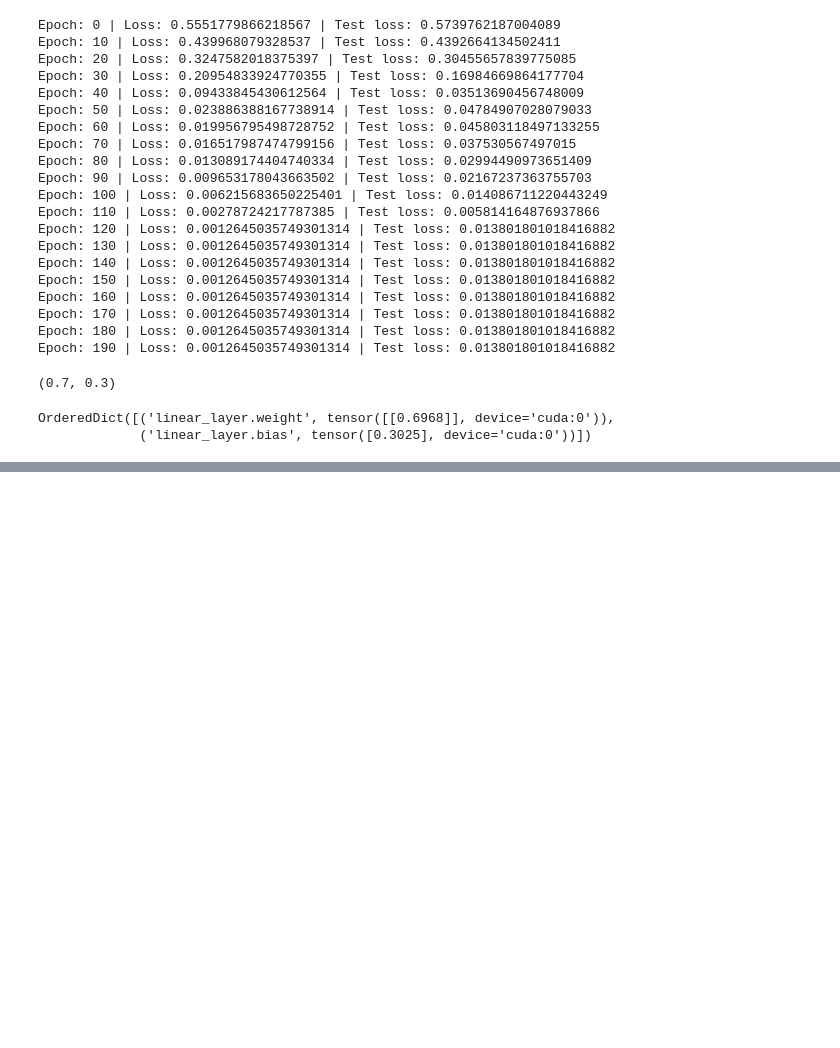
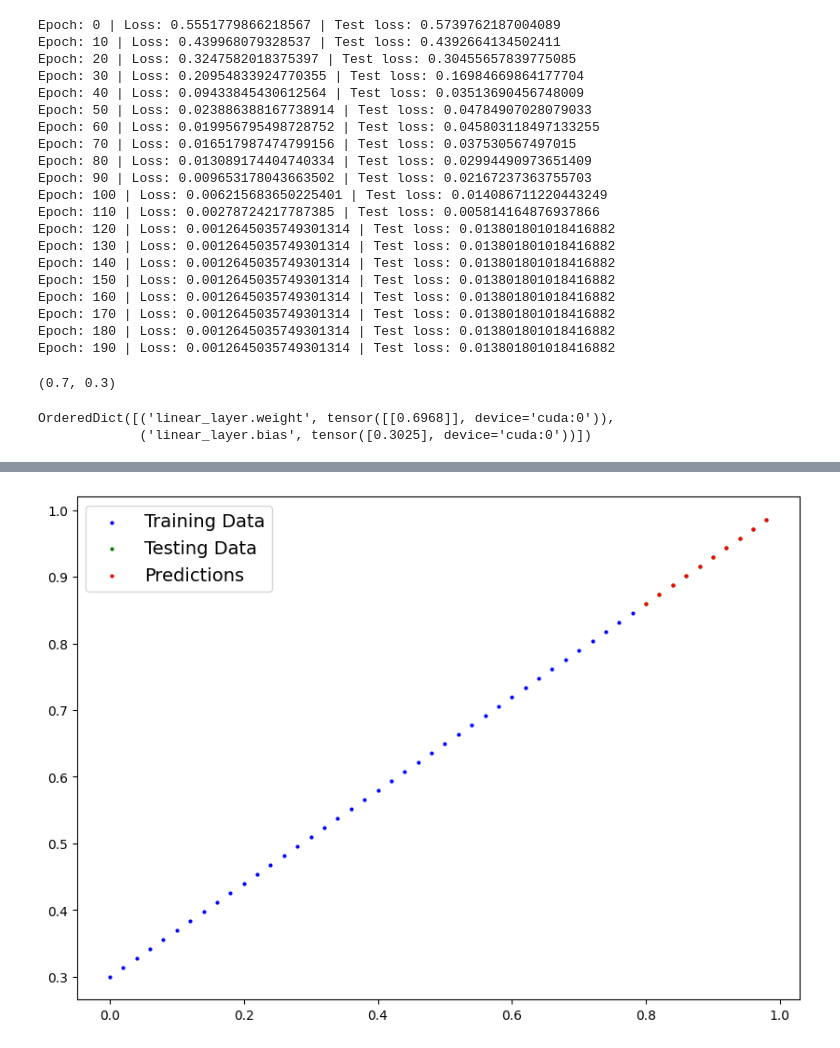
Before and after one commit to ioannis-toumpoglou/pytorch-repo, a Jupyter notebook: 01_pytorch_workflow.ipynb, the cells around one changed output, grey strips where cells are left out. Saved outputs shown, nothing was run; the diff lists cells and outputs as text; code cells hidden in the pictures; blank space fills up the shorter version.

Commit message:
Putting it all together - making predictions with a trained model

```diff
--- a/01_pytorch_workflow.ipynb
+++ b/01_pytorch_workflow.ipynb
@@ -684,0 +687,9 @@ OrderedDict([('linear_layer.weight', tensor([[0.6968]], device='cuda:0')),
+# %%
+# Turn the model into evaluation mode
+model_1.eval()
+
+# Make predictions on the test data
+with torch.inference_mode():
+  y_preds = model_1(X_test)
+
+y_preds
@@ -684,0 +707,5 @@ OrderedDict([('linear_layer.weight', tensor([[0.6968]], device='cuda:0')),
+# %%
+# Check out the model's predictions visually
+plot_predictions(predictions=y_preds.cpu())
+# %% [output]
+[figure, added]
```
Also changed, not shown: parts of 2 cells of this notebook.
